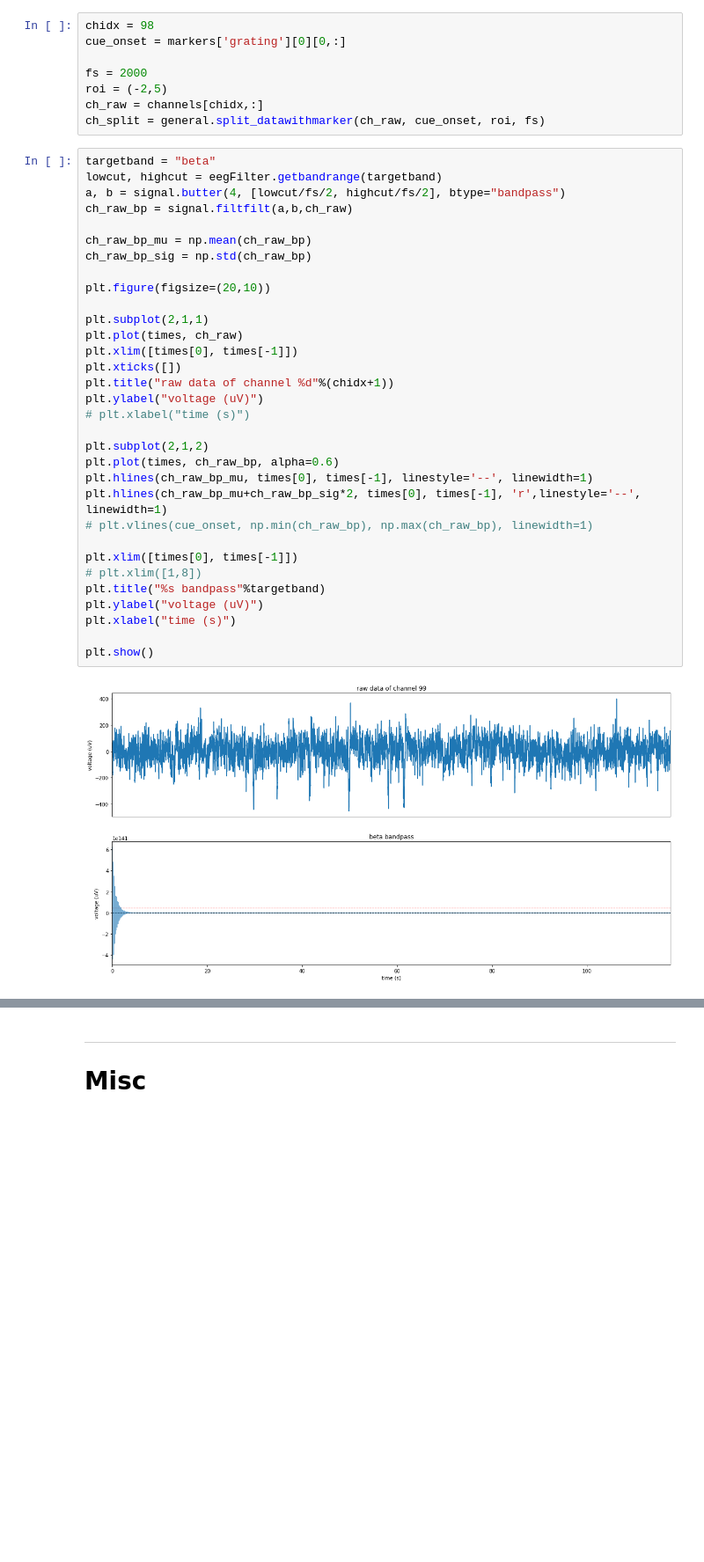
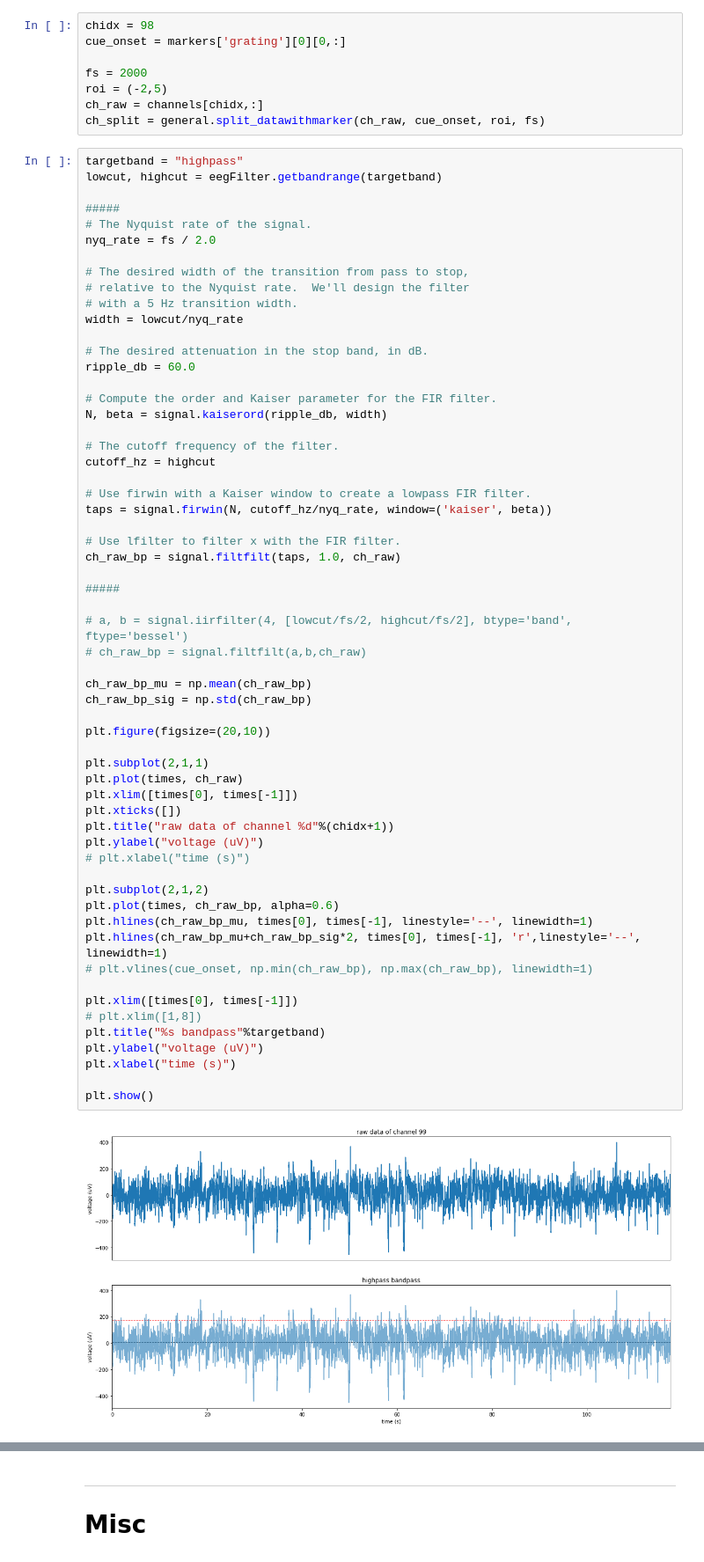
Before and after one commit to ZhangJiayiLab/EEG-Analysis, a Jupyter notebook: python/demo_raw.ipynb, the cells around one changed output, grey strips where cells are left out. Shown: that part at 88% size. Cells and saved outputs as stored; diff of their text form; blank space fills up the shorter version.

```diff
--- a/python/demo_raw.ipynb
+++ b/python/demo_raw.ipynb
@@ -26,39 +26,66 @@ roi = (-2,5)
 ch_raw = channels[chidx,:]
 ch_split = general.split_datawithmarker(ch_raw, cue_onset, roi, fs)
 # %%
-targetband = "beta"
+targetband = "highpass"
 lowcut, highcut = eegFilter.getbandrange(targetband)
-a, b = signal.butter(4, [lowcut/fs/2, highcut/fs/2], btype="bandpass")
-ch_raw_bp = signal.filtfilt(a,b,ch_raw)
+
+#####
+# The Nyquist rate of the signal.
+nyq_rate = fs / 2.0
+
+# The desired width of the transition from pass to stop,
+# relative to the Nyquist rate.  We'll design the filter
+# with a 5 Hz transition width.
+width = lowcut/nyq_rate
+
+# The desired attenuation in the stop band, in dB.
+ripple_db = 60.0
+
+# Compute the order and Kaiser parameter for the FIR filter.
+N, beta = signal.kaiserord(ripple_db, width)
+
+# The cutoff frequency of the filter.
+cutoff_hz = highcut
+
+# Use firwin with a Kaiser window to create a lowpass FIR filter.
+taps = signal.firwin(N, cutoff_hz/nyq_rate, window=('kaiser', beta))
+
+# Use lfilter to filter x with the FIR filter.
+ch_raw_bp = signal.filtfilt(taps, 1.0, ch_raw)
+
+#####
+
+# a, b = signal.iirfilter(4, [lowcut/fs/2, highcut/fs/2], btype='band', ftype='bessel')
+# ch_raw_bp = signal.filtfilt(a,b,ch_raw)
 
 ch_raw_bp_mu = np.mean(ch_raw_bp)
 ch_raw_bp_sig = np.std(ch_raw_bp)
 
 plt.figure(figsize=(20,10))
 
 plt.subplot(2,1,1)
 plt.plot(times, ch_raw)
 plt.xlim([times[0], times[-1]])
 plt.xticks([])
 plt.title("raw data of channel %d"%(chidx+1))
 plt.ylabel("voltage (uV)")
 # plt.xlabel("time (s)")
 
 plt.subplot(2,1,2)
 plt.plot(times, ch_raw_bp, alpha=0.6)
 plt.hlines(ch_raw_bp_mu, times[0], times[-1], linestyle='--', linewidth=1)
 plt.hlines(ch_raw_bp_mu+ch_raw_bp_sig*2, times[0], times[-1], 'r',linestyle='--', linewidth=1)
 # plt.vlines(cue_onset, np.min(ch_raw_bp), np.max(ch_raw_bp), linewidth=1)
 
 plt.xlim([times[0], times[-1]])
 # plt.xlim([1,8])
 plt.title("%s bandpass"%targetband)
 plt.ylabel("voltage (uV)")
 plt.xlabel("time (s)")
 
 plt.show()
 # %% [output]
-[figure, old version]
+[figure, new version]
 # %%
 ch_raw_bp_split = general.split_datawithmarker(ch_raw_bp, cue_onset, roi, fs)
 trialtotal = np.size(cue_onset)
```
Also changed, not shown: parts of 4 cells of this notebook, 7 other files.
